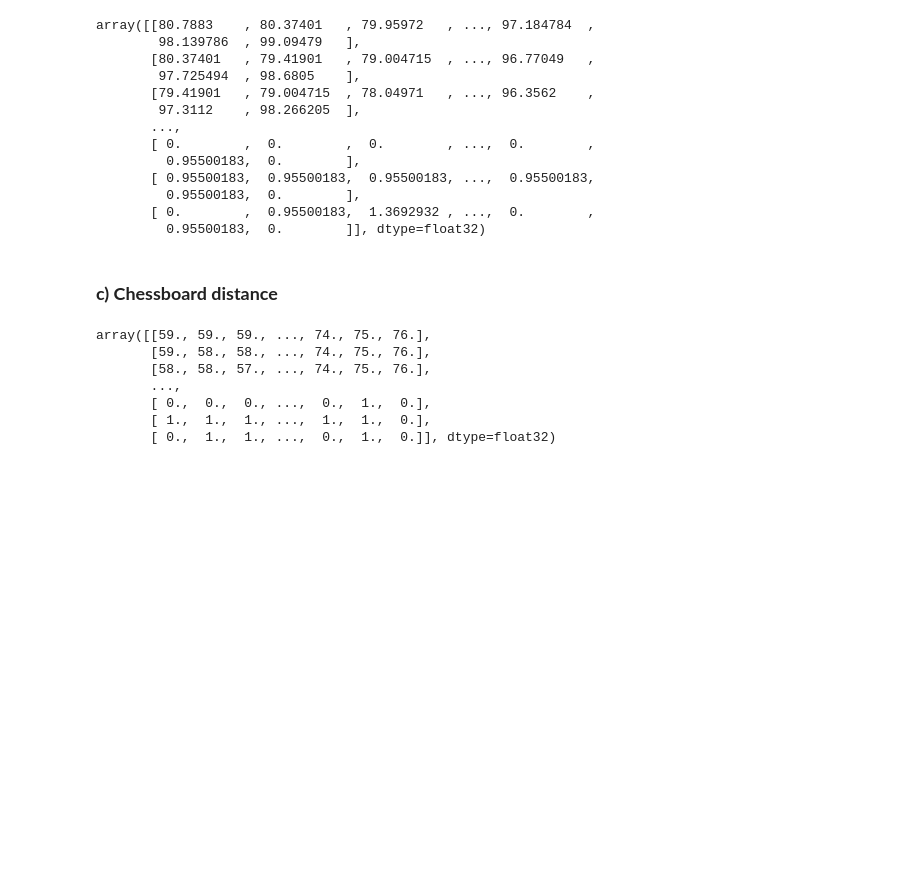
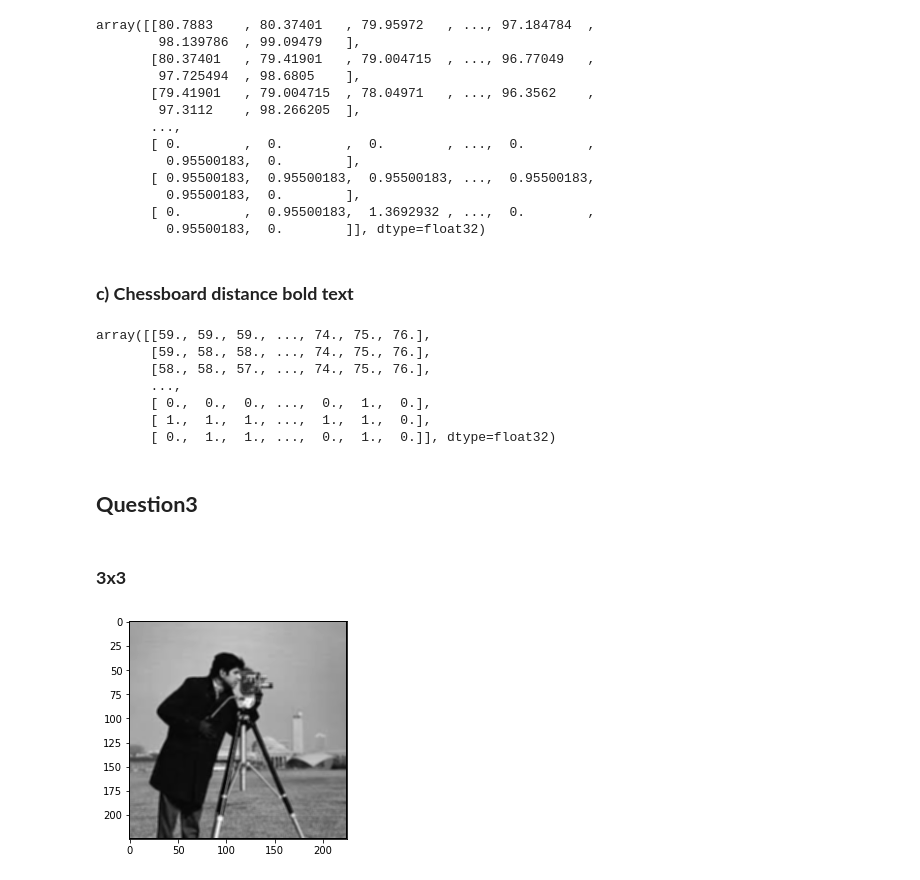
Before and after one commit to anurupjalota/Sem_5, a Jupyter notebook: ECSE341-Image/Labs/Lab04/ip_04.ipynb, the cells around one changed output. Cells and saved outputs as stored; diff of their text form; code cells hidden in the pictures; blank space fills up the shorter version.

```diff
--- a/ECSE341-Image/Labs/Lab04/ip_04.ipynb
+++ b/ECSE341-Image/Labs/Lab04/ip_04.ipynb
@@ -117,7 +118,7 @@ array([[80.7883    , 80.37401   , 79.95972   , ..., 97.184784  ,
        [ 0.        ,  0.95500183,  1.3692932 , ...,  0.        ,
          0.95500183,  0.        ]], dtype=float32)
 # %% [markdown]
-### **c) Chessboard distance**
+### **c) Chessboard distance** **bold text**
 # %%
 dst_chess = cv2.distanceTransform(bw_img,cv2.DIST_C, 3)
 dst_chess
@@ -129,3 +130,28 @@ array([[59., 59., 59., ..., 74., 75., 76.],
        [ 0.,  0.,  0., ...,  0.,  1.,  0.],
        [ 1.,  1.,  1., ...,  1.,  1.,  0.],
        [ 0.,  1.,  1., ...,  0.,  1.,  0.]], dtype=float32)
+# %% [markdown]
+## **Question3**
+# %%
+def spatial(size):
+    img = cv2.imread('cameraman.jpg', 0)
+    m, n = img.shape
+
+    mask = np.ones([size, size], dtype = int)
+    mask = mask / (size**2)
+    img_new = np.zeros([m, n])
+
+    for i in range(1, m-1):
+        for j in range(1, n-1):
+            temp = img[i-1, j-1]*mask[0, 0]+img[i-1, j]*mask[0, 1]+img[i-1, j + 1]*mask[0, 2]+img[i, j-1]*mask[1, 0]+ img[i, j]*mask[1, 1]+img[i, j + 1]*mask[1, 2]+img[i + 1, j-1]*mask[2, 0]+img[i + 1, j]*mask[2, 1]+img[i + 1, j + 1]*mask[2, 2]
+
+            img_new[i, j]= temp
+
+    img_new_3 = img_new.astype(np.uint8)
+    plt.imshow(img_new_3,cmap="gray")
+# %% [markdown]
+### **3x3**
+# %%
+spatial(3)
+# %% [output]
+[figure, added]
```
Also changed, not shown: parts of 13 cells of this notebook, 4 other files.
